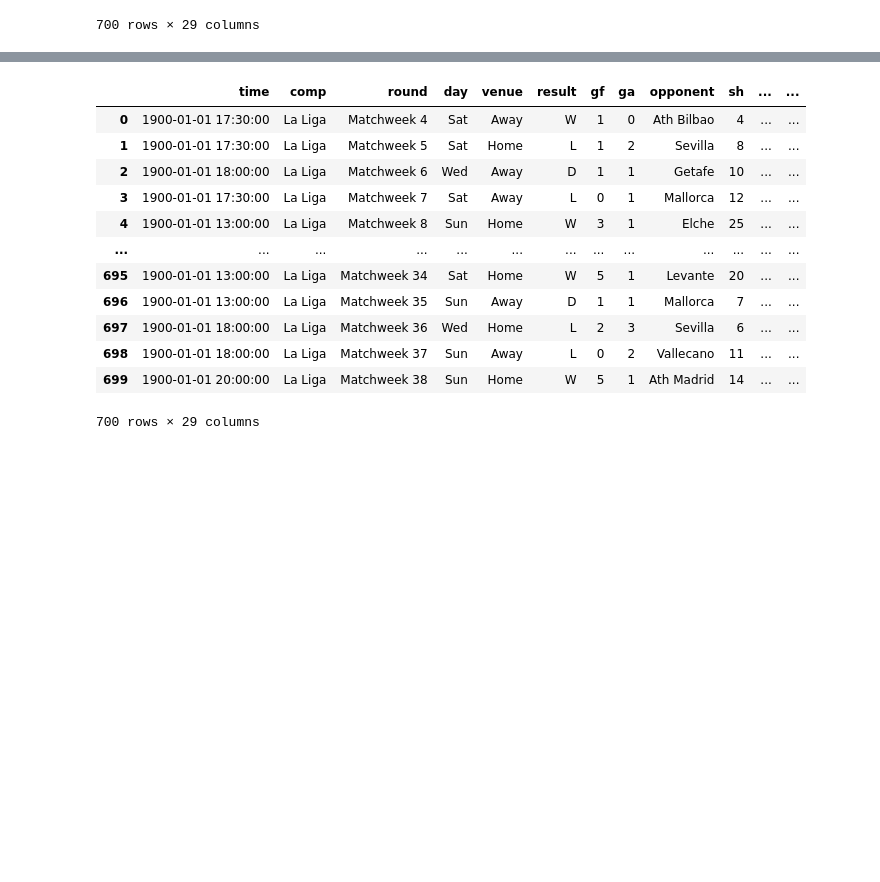
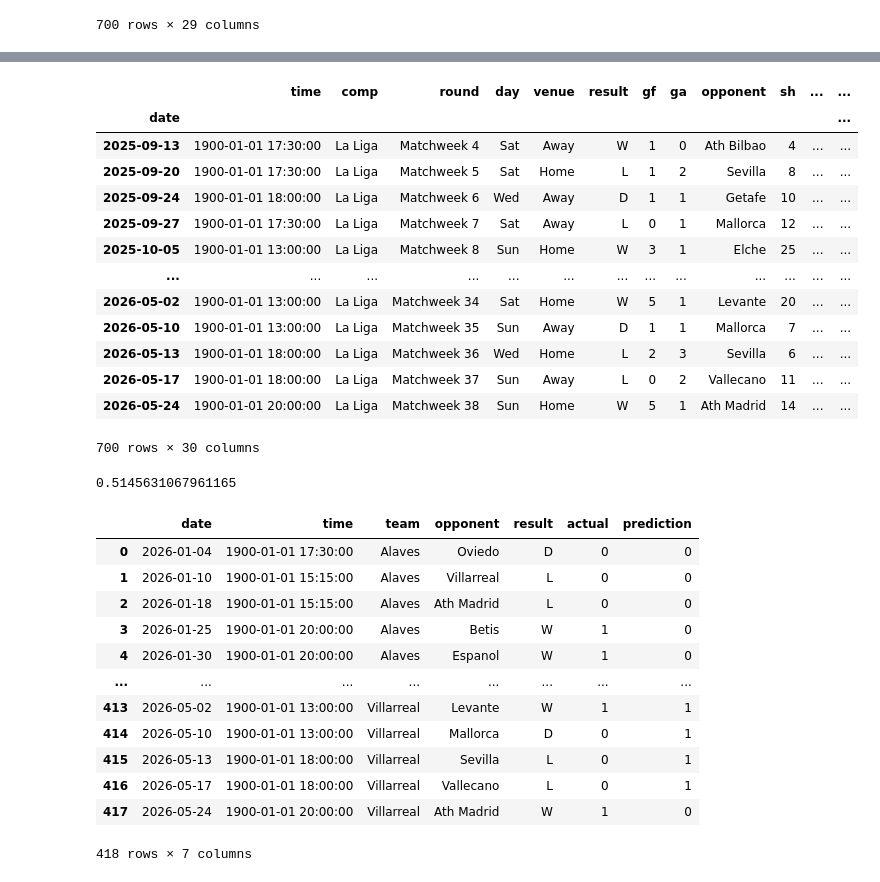
Before and after one commit to mmartinezvaras/MLpartidosPremier, a Jupyter notebook: Partidos.ipynb, the cells around one changed output, grey strips where cells are left out. Drawn from its saved outputs; the diff is of its cells as text; code cells hidden in the pictures; blank space fills up the shorter version.

```diff
--- a/Partidos.ipynb
+++ b/Partidos.ipynb
@@ -365,6 +365,7 @@ matches_rolling
 |  | 2026-05-24 | 1900-01-01 20:00:00 | La Liga | Matchweek 38 | Sun | Home | W | 5 | 1 | Ath Madrid | 14 | ... |
 700 rows × 29 columns
 # %%
+matches_rolling["team"] = matches_rolling.index.get_level_values("team")
 matches_rolling = matches_rolling.droplevel("team")
 # %%
 matches_rolling
@@ -386,5 +387,5 @@ matches_rolling
 # %%
-matches_rolling.index = range(matches_rolling.shape[0])
+# Conservamos el índice de fechas para poder separar train y test
 # %%
 matches_rolling
 # %% [output]
@@ -407,15 +409,49 @@ matches_rolling
 # hasta aqui
 # %% [output]
 |  | time | comp | round | day | venue | result | gf | ga | opponent | sh | ... | ... |
-| 0 | 1900-01-01 17:30:00 | La Liga | Matchweek 4 | Sat | Away | W | 1 | 0 | Ath Bilbao | 4 | ... | ... |
-| 1 | 1900-01-01 17:30:00 | La Liga | Matchweek 5 | Sat | Home | L | 1 | 2 | Sevilla | 8 | ... | ... |
-| 2 | 1900-01-01 18:00:00 | La Liga | Matchweek 6 | Wed | Away | D | 1 | 1 | Getafe | 10 | ... | ... |
-| 3 | 1900-01-01 17:30:00 | La Liga | Matchweek 7 | Sat | Away | L | 0 | 1 | Mallorca | 12 | ... | ... |
-| 4 | 1900-01-01 13:00:00 | La Liga | Matchweek 8 | Sun | Home | W | 3 | 1 | Elche | 25 | ... | ... |
+| date |  |  |  |  |  |  |  |  |  |  |  | ... |
+| 2025-09-13 | 1900-01-01 17:30:00 | La Liga | Matchweek 4 | Sat | Away | W | 1 | 0 | Ath Bilbao | 4 | ... | ... |
+| 2025-09-20 | 1900-01-01 17:30:00 | La Liga | Matchweek 5 | Sat | Home | L | 1 | 2 | Sevilla | 8 | ... | ... |
+| 2025-09-24 | 1900-01-01 18:00:00 | La Liga | Matchweek 6 | Wed | Away | D | 1 | 1 | Getafe | 10 | ... | ... |
+| 2025-09-27 | 1900-01-01 17:30:00 | La Liga | Matchweek 7 | Sat | Away | L | 0 | 1 | Mallorca | 12 | ... | ... |
+| 2025-10-05 | 1900-01-01 13:00:00 | La Liga | Matchweek 8 | Sun | Home | W | 3 | 1 | Elche | 25 | ... | ... |
 | ... | ... | ... | ... | ... | ... | ... | ... | ... | ... | ... | ... | ... |
-| 695 | 1900-01-01 13:00:00 | La Liga | Matchweek 34 | Sat | Home | W | 5 | 1 | Levante | 20 | ... | ... |
-| 696 | 1900-01-01 13:00:00 | La Liga | Matchweek 35 | Sun | Away | D | 1 | 1 | Mallorca | 7 | ... | ... |
-| 697 | 1900-01-01 18:00:00 | La Liga | Matchweek 36 | Wed | Home | L | 2 | 3 | Sevilla | 6 | ... | ... |
-| 698 | 1900-01-01 18:00:00 | La Liga | Matchweek 37 | Sun | Away | L | 0 | 2 | Vallecano | 11 | ... | ... |
-| 699 | 1900-01-01 20:00:00 | La Liga | Matchweek 38 | Sun | Home | W | 5 | 1 | Ath Madrid | 14 | ... | ... |
+| 2026-05-02 | 1900-01-01 13:00:00 | La Liga | Matchweek 34 | Sat | Home | W | 5 | 1 | Levante | 20 | ... | ... |
+| 2026-05-10 | 1900-01-01 13:00:00 | La Liga | Matchweek 35 | Sun | Away | D | 1 | 1 | Mallorca | 7 | ... | ... |
+| 2026-05-13 | 1900-01-01 18:00:00 | La Liga | Matchweek 36 | Wed | Home | L | 2 | 3 | Sevilla | 6 | ... | ... |
+| 2026-05-17 | 1900-01-01 18:00:00 | La Liga | Matchweek 37 | Sun | Away | L | 0 | 2 | Vallecano | 11 | ... | ... |
+| 2026-05-24 | 1900-01-01 20:00:00 | La Liga | Matchweek 38 | Sun | Home | W | 5 | 1 | Ath Madrid | 14 | ... | ... |
-700 rows × 29 columns
+700 rows × 30 columns
+# %%
+def make_predictions(data, predictors):
+    train = data[data.index < "2026-01-01"]
+    test = data[data.index >= "2026-01-01"]
+    rf.fit(train[predictors], train["target"])
+    preds = rf.predict(test[predictors])
+    combined = test[["time", "team", "opponent", "result"]].reset_index().copy()
+    combined["actual"] = test["target"].to_numpy()
+    combined["prediction"] = preds
+    precision = precision_score(test["target"], preds)
+    return combined, precision
+# %%
+combined, precision = make_predictions(matches_rolling, predictors + new_cols)
+# %%
+precision
+# %% [output]
+0.5145631067961165
+# %%
+combined
+# %% [output]
+|  | date | time | team | opponent | result | actual | prediction |
+| 0 | 2026-01-04 | 1900-01-01 17:30:00 | Alaves | Oviedo | D | 0 | 0 |
+| 1 | 2026-01-10 | 1900-01-01 15:15:00 | Alaves | Villarreal | L | 0 | 0 |
+| 2 | 2026-01-18 | 1900-01-01 15:15:00 | Alaves | Ath Madrid | L | 0 | 0 |
+| 3 | 2026-01-25 | 1900-01-01 20:00:00 | Alaves | Betis | W | 1 | 0 |
+| 4 | 2026-01-30 | 1900-01-01 20:00:00 | Alaves | Espanol | W | 1 | 0 |
+| ... | ... | ... | ... | ... | ... | ... | ... |
+| 413 | 2026-05-02 | 1900-01-01 13:00:00 | Villarreal | Levante | W | 1 | 1 |
+| 414 | 2026-05-10 | 1900-01-01 13:00:00 | Villarreal | Mallorca | D | 0 | 1 |
+| 415 | 2026-05-13 | 1900-01-01 18:00:00 | Villarreal | Sevilla | L | 0 | 1 |
+| 416 | 2026-05-17 | 1900-01-01 18:00:00 | Villarreal | Vallecano | L | 0 | 1 |
+| 417 | 2026-05-24 | 1900-01-01 20:00:00 | Villarreal | Ath Madrid | W | 1 | 0 |
+418 rows × 7 columns
```
Also changed, not shown: parts of 3 cells of this notebook.
